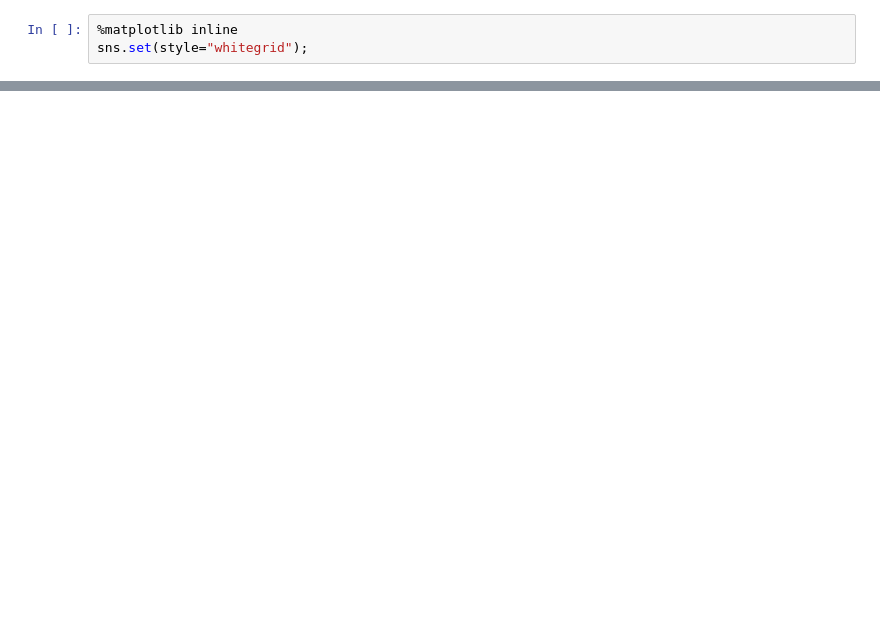
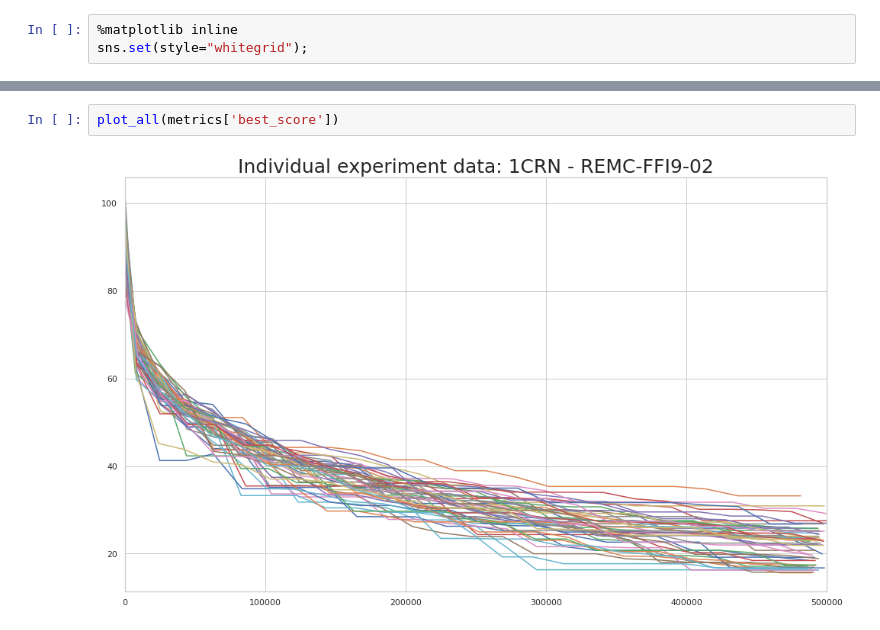
Before and after one commit to h3nnn4n/protein-prediction-framework, a Jupyter notebook: tools/notebooks/convergence/Convergence analysis.ipynb, the cells around one changed output, grey strips where cells are left out. Saved outputs shown, nothing was run; the diff lists cells and outputs as text; blank space fills up the shorter version.

```diff
--- a/tools/notebooks/convergence/Convergence analysis.ipynb
+++ b/tools/notebooks/convergence/Convergence analysis.ipynb
@@ -47,0 +67,4 @@ plot_all_best_and_mean_score_and_avg_rmsd()
+# %%
+plot_all(metrics['best_score'])
+# %% [output]
+[figure, added]
```
Also changed, not shown: parts of 15 cells of this notebook, 4 other files.
